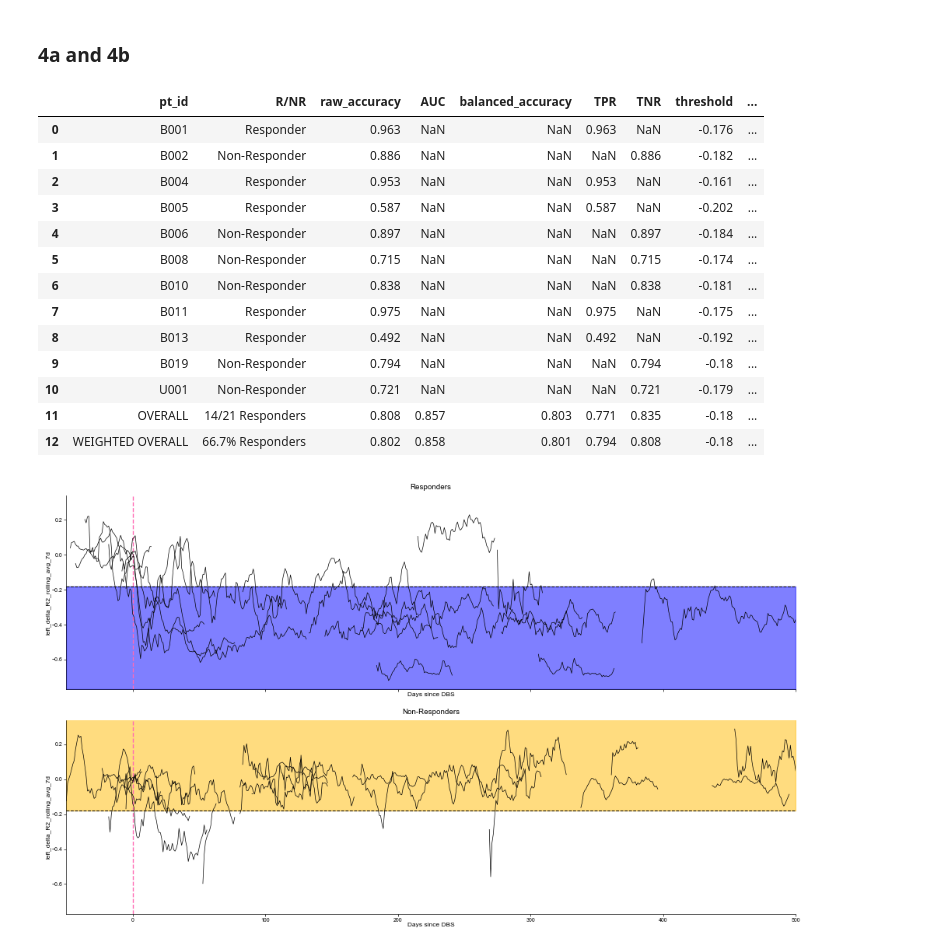
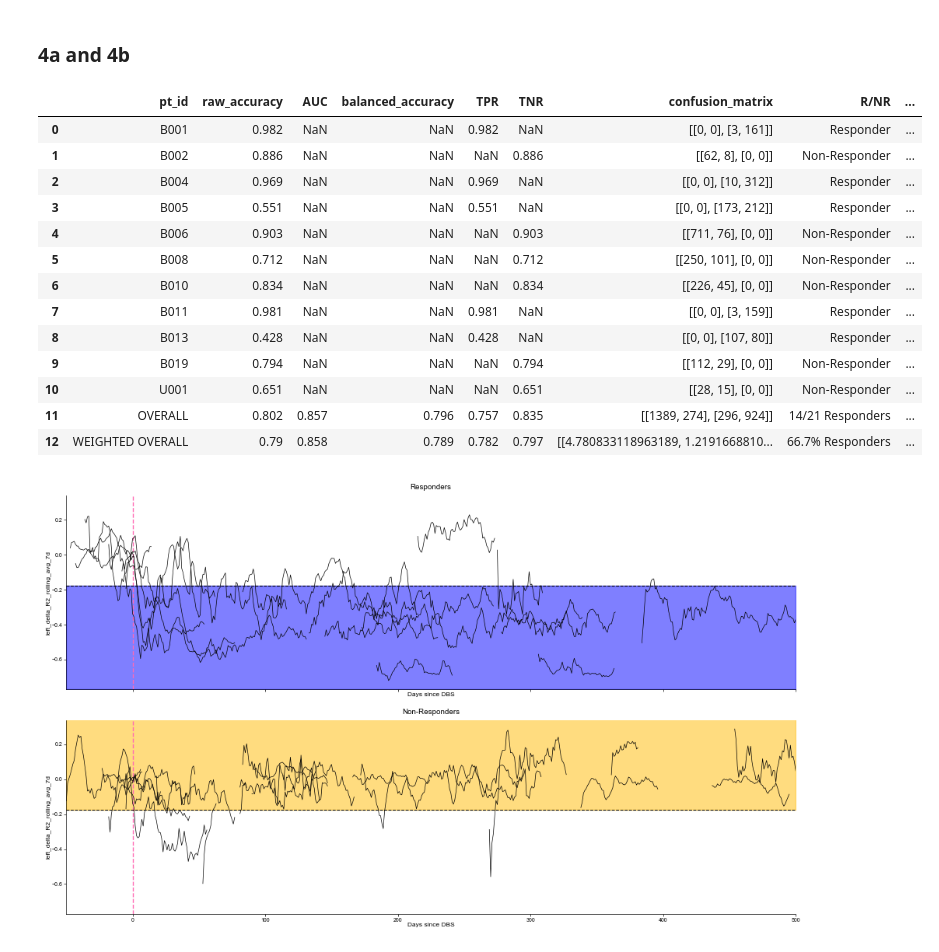
Before and after one commit to ProvenzaLab/PerceptPredictability, a Jupyter notebook: process_data.ipynb, the cells around one changed output. Drawn from its saved outputs; the diff is of its cells as text; code cells hidden in the pictures.

```diff
--- a/process_data.ipynb
+++ b/process_data.ipynb
@@ -1043,10 +1044,7 @@ Window Width: 3 days, AUC: 0.916, BA: 0.858, TPR: 0.858, TNR: 0.858, EER thresho
 model_features = ['delta_lfp_left_OvER_interpolate_R2']
 daily_df = df.dropna(subset=model_features, how='any').groupby(['pt_id', 'days_since_dbs']).head(1)
 
-results, pt_results, overall_model = leave_one_patient_out_logistic_regression(
-    daily_df,
-    model_features,
-)
+results, pt_results, overall_model = leave_one_patient_out_logistic_regression(daily_df, model_features)
 
 # Display per-patient and aggregated logistic regression model results
 pt_results_list = []
@@ -1074,8 +1072,7 @@ for pt_id, pt_res in pt_results.items():
         'TNR': tnr,
         'confusion_matrix': conf_mat,
         'R/NR': response,
-        'w0': w0,
-        'w1': w1,
+        'threshold': pt_res.get('feature_boundary', np.nan),
     })
 
 overall_conf_mat = results.get('confusion_matrix', None)
@@ -1093,9 +1090,6 @@ num_nonresponders = state_counts.get('Non-Responder', 0)
 num_unknown = state_counts.get('Unknown', 0)
 num_clinically_labeled = num_responders + num_nonresponders
 num_pts = len(pt_results_list)
-overall_w0 = overall_model.named_steps["logreg"].intercept_[0]
-overall_w1 = overall_model.named_steps["logreg"].coef_[0][0]
-overall_threshold = -overall_w0 / overall_w1 if overall_w1 != 0 else np.nan
 pt_results_list.append({
     'pt_id': 'OVERALL',
     'raw_accuracy': results.get('raw_accuracy', np.nan),
@@ -1104,55 +1098,49 @@ pt_results_list.append({
     'TPR': tpr,
     'TNR': tnr,
     'confusion_matrix': overall_conf_mat,
     'R/NR': f'{num_responders}/{num_clinically_labeled} Responders',
-    'threshold': overall_threshold,
-    'w0': overall_w0,
-    'w1': overall_w1,
+    'threshold': np.nan,
 })
 
 weighted_conf_mat = results.get('weighted_confusion_matrix', None)
 if weighted_conf_mat is not None:
     tn, fp, fn, tp = weighted_conf_mat.ravel()
     tpr_weighted = tp / (tp + fn) if (tp + fn) > 0 else np.nan
     tnr_weighted = tn / (tn + fp) if (tn + fp) > 0 else np.nan
 else:
     tpr_weighted = np.nan
     tnr_weighted = np.nan
 num_samples_dict = [daily_df.query('pt_id == @pt_id').shape[0] for pt_id in [pt_result['pt_id'] for pt_result in pt_results_list[:-1]]]
 pt_results_list.append({
     'pt_id': 'WEIGHTED OVERALL',
     'raw_accuracy': results.get('weighted_raw_accuracy', np.nan),
     'AUC': results.get('weighted_AUC', np.nan),
     'balanced_accuracy': results.get('weighted_balanced_accuracy', np.nan),
     'TPR': tpr_weighted,
     'TNR': tnr_weighted,
     'confusion_matrix': weighted_conf_mat,
     'R/NR': f'{num_responders / num_clinically_labeled * 100:.1f}% Responders',
-    'threshold': overall_threshold,
-    'w0': overall_w0,
-    'w1': overall_w1,
+    'threshold': np.nan,
 })
 
 pt_results_df = pd.DataFrame(pt_results_list)
-pt_results_df['threshold'] = -pt_results_df['w0'] / pt_results_df['w1']
-pt_results_df = pt_results_df[['pt_id', 'R/NR', 'raw_accuracy', 'AUC', 'balanced_accuracy', 'TPR', 'TNR', 'threshold', 'confusion_matrix', 'w0', 'w1']]
 
 pt_results_df
 # %% [output]
-|  | pt_id | R/NR | raw_accuracy | AUC | balanced_accuracy | TPR | TNR | threshold | ... |
-| 0 | B001 | Responder | 0.963 | NaN | NaN | 0.963 | NaN | -0.176 | ... |
-| 1 | B002 | Non-Responder | 0.886 | NaN | NaN | NaN | 0.886 | -0.182 | ... |
-| 2 | B004 | Responder | 0.953 | NaN | NaN | 0.953 | NaN | -0.161 | ... |
-| 3 | B005 | Responder | 0.587 | NaN | NaN | 0.587 | NaN | -0.202 | ... |
-| 4 | B006 | Non-Responder | 0.897 | NaN | NaN | NaN | 0.897 | -0.184 | ... |
-| 5 | B008 | Non-Responder | 0.715 | NaN | NaN | NaN | 0.715 | -0.174 | ... |
-| 6 | B010 | Non-Responder | 0.838 | NaN | NaN | NaN | 0.838 | -0.181 | ... |
-| 7 | B011 | Responder | 0.975 | NaN | NaN | 0.975 | NaN | -0.175 | ... |
-| 8 | B013 | Responder | 0.492 | NaN | NaN | 0.492 | NaN | -0.192 | ... |
-| 9 | B019 | Non-Responder | 0.794 | NaN | NaN | NaN | 0.794 | -0.18 | ... |
-| 10 | U001 | Non-Responder | 0.721 | NaN | NaN | NaN | 0.721 | -0.179 | ... |
-| 11 | OVERALL | 14/21 Responders | 0.808 | 0.857 | 0.803 | 0.771 | 0.835 | -0.18 | ... |
-| 12 | WEIGHTED OVERALL | 66.7% Responders | 0.802 | 0.858 | 0.801 | 0.794 | 0.808 | -0.18 | ... |
+|  | pt_id | raw_accuracy | AUC | balanced_accuracy | TPR | TNR | confusion_matrix | R/NR | ... |
+| 0 | B001 | 0.982 | NaN | NaN | 0.982 | NaN | [[0, 0], [3, 161]] | Responder | ... |
+| 1 | B002 | 0.886 | NaN | NaN | NaN | 0.886 | [[62, 8], [0, 0]] | Non-Responder | ... |
+| 2 | B004 | 0.969 | NaN | NaN | 0.969 | NaN | [[0, 0], [10, 312]] | Responder | ... |
+| 3 | B005 | 0.551 | NaN | NaN | 0.551 | NaN | [[0, 0], [173, 212]] | Responder | ... |
+| 4 | B006 | 0.903 | NaN | NaN | NaN | 0.903 | [[711, 76], [0, 0]] | Non-Responder | ... |
+| 5 | B008 | 0.712 | NaN | NaN | NaN | 0.712 | [[250, 101], [0, 0]] | Non-Responder | ... |
+| 6 | B010 | 0.834 | NaN | NaN | NaN | 0.834 | [[226, 45], [0, 0]] | Non-Responder | ... |
+| 7 | B011 | 0.981 | NaN | NaN | 0.981 | NaN | [[0, 0], [3, 159]] | Responder | ... |
+| 8 | B013 | 0.428 | NaN | NaN | 0.428 | NaN | [[0, 0], [107, 80]] | Responder | ... |
+| 9 | B019 | 0.794 | NaN | NaN | NaN | 0.794 | [[112, 29], [0, 0]] | Non-Responder | ... |
+| 10 | U001 | 0.651 | NaN | NaN | NaN | 0.651 | [[28, 15], [0, 0]] | Non-Responder | ... |
+| 11 | OVERALL | 0.802 | 0.857 | 0.796 | 0.757 | 0.835 | [[1389, 274], [296, 924]] | 14/21 Responders | ... |
+| 12 | WEIGHTED OVERALL | 0.79 | 0.858 | 0.789 | 0.782 | 0.797 | [[4.780833118963189, 1.2191668810... | 66.7% Responders | ... |
 # %%
 feature = 'left_delta_R2_rolling_avg_7d'
 fig, axs = plt.subplots(nrows=2, figsize=(10, 6), sharey='all', sharex=True)
```
Also changed, not shown: parts of 7 cells of this notebook, 1 other file.
